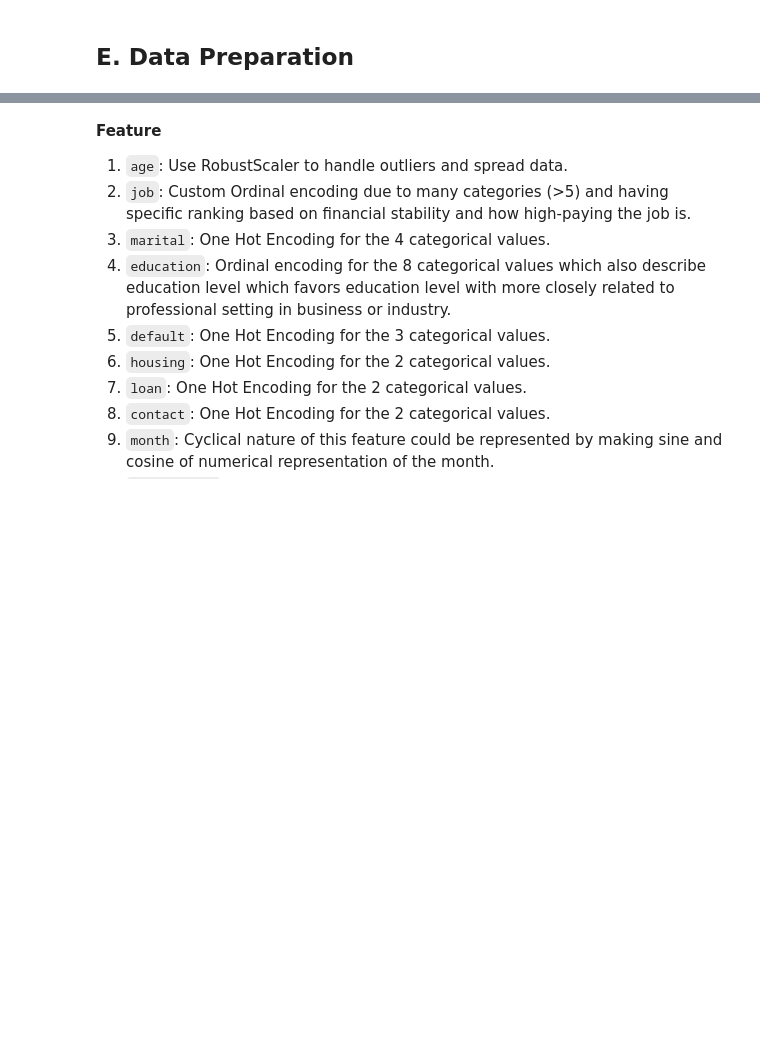
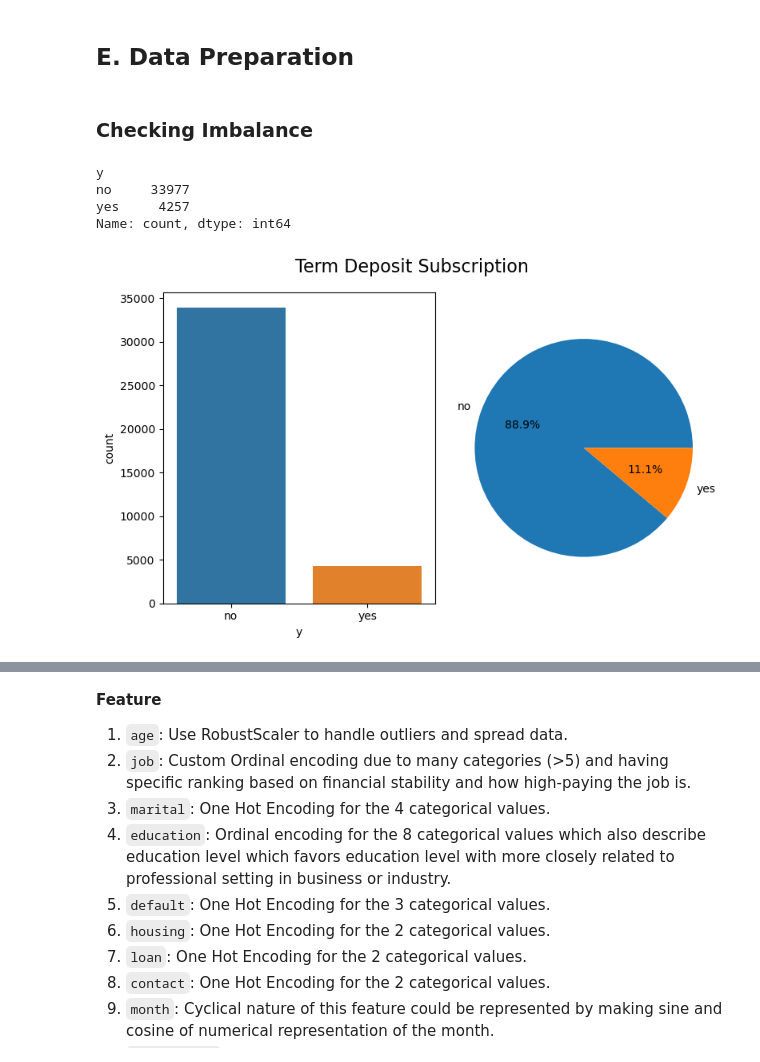
Before and after one commit to robbenrba/finalProject, a Jupyter notebook: finalProject_RobertoB_GrettyM_final.ipynb, the cells around one changed output, grey strips where cells are left out. Saved outputs shown, nothing was run; the diff lists cells and outputs as text; code cells hidden in the pictures; blank space fills up the shorter version.

```diff
--- a/finalProject_RobertoB_GrettyM_final.ipynb
+++ b/finalProject_RobertoB_GrettyM_final.ipynb
@@ -293,3 +293,25 @@ Outliers of Client description like `age` will not be deleted because the featur
 ## D. Data Analysis
 # %% [markdown]
 ## E. Data Preparation
+# %% [markdown]
+### Checking Imbalance
+# %%
+df['y'].value_counts()
+# %% [output]
+y
+no     33977
+yes     4257
+Name: count, dtype: int64
+# %%
+plt.figure(figsize=(8,5)).suptitle('Term Deposit Subscription', fontsize=16)
+
+plt.subplot(1,2,1)
+sns.countplot(data=df, x='y')
+
+plt.subplot(1,2,2)
+plt.pie(df['y'].value_counts(), labels=['no','yes'], autopct='%.1f%%')
+
+plt.tight_layout()
+plt.show()
+# %% [output]
+[figure, added]
```
Also changed, not shown: parts of 5 cells of this notebook.
